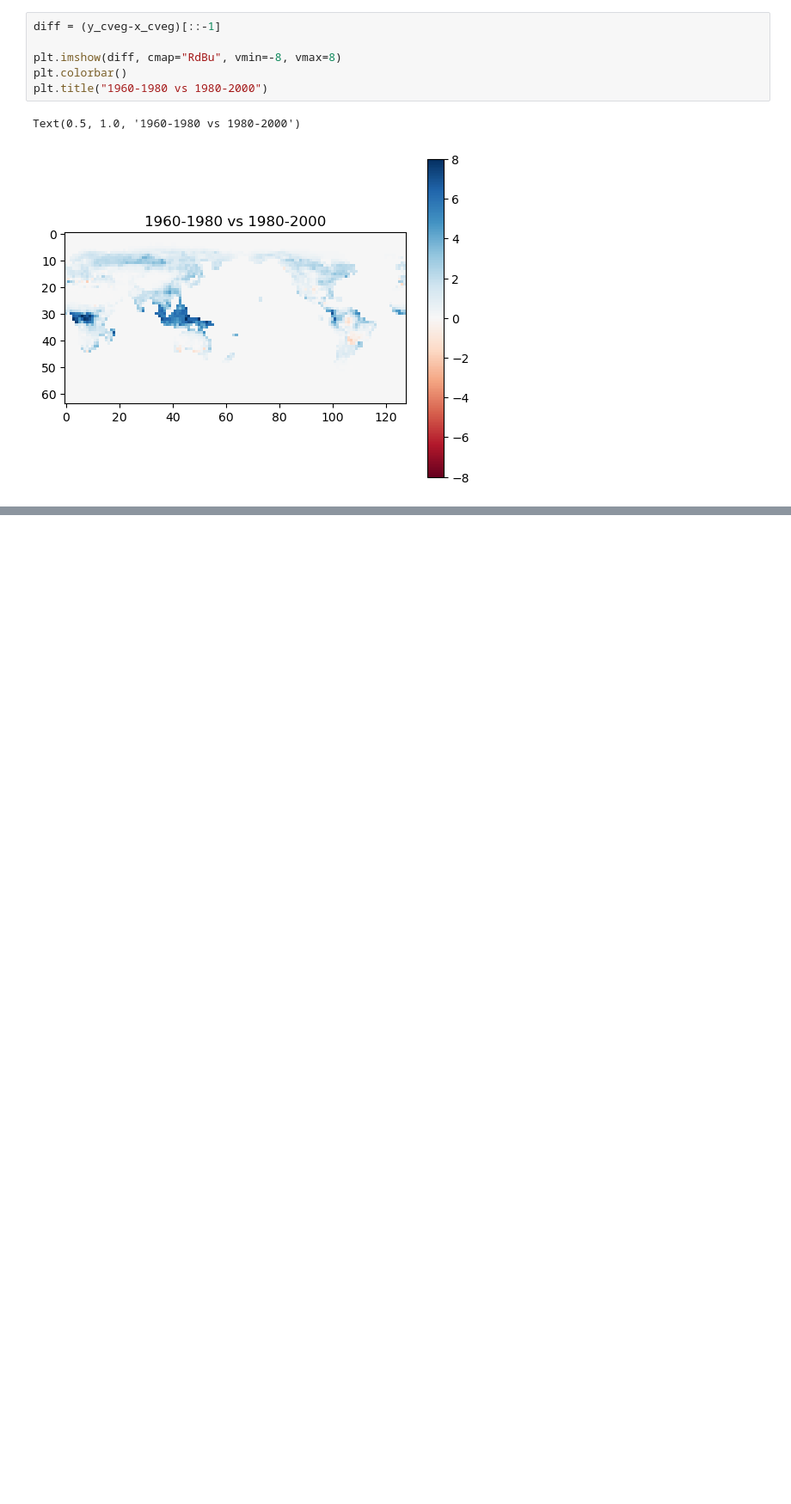
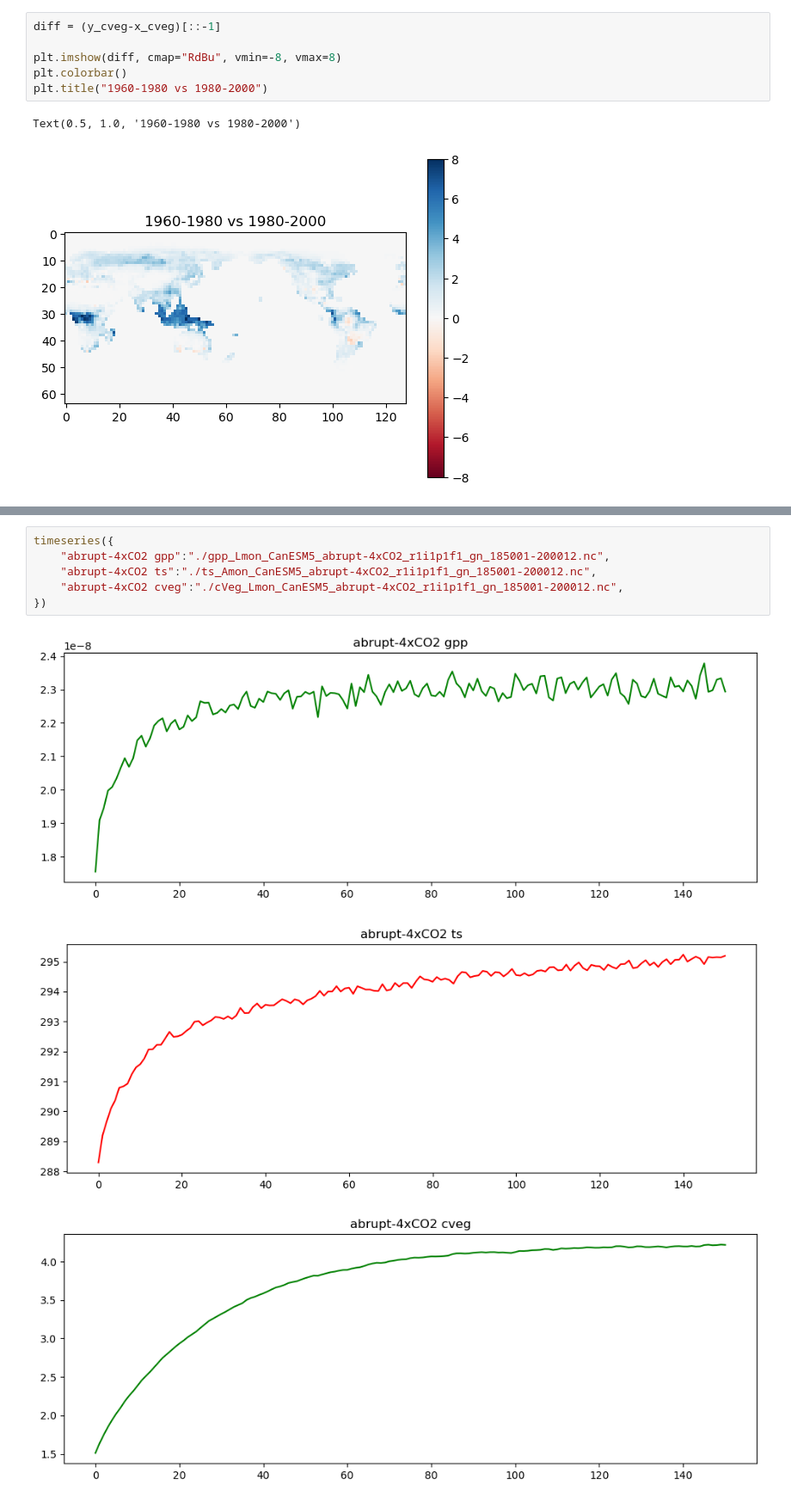
Before and after one commit to ffloof/CMIPscript, a Jupyter notebook: ModelViz.ipynb, the cells around one changed output, grey strips where cells are left out. Shown at 86% size. Saved outputs shown, nothing was run; the diff lists cells and outputs as text; blank space fills up the shorter version.

```diff
--- a/ModelViz.ipynb
+++ b/ModelViz.ipynb
@@ -80,0 +206,10 @@ Text(0.5, 1.0, '1960-1980 vs 1980-2000')
+# %%
+timeseries({
+    "abrupt-4xCO2 gpp":"./gpp_Lmon_CanESM5_abrupt-4xCO2_r1i1p1f1_gn_185001-200012.nc",
+    "abrupt-4xCO2 ts":"./ts_Amon_CanESM5_abrupt-4xCO2_r1i1p1f1_gn_185001-200012.nc",
+    "abrupt-4xCO2 cveg":"./cVeg_Lmon_CanESM5_abrupt-4xCO2_r1i1p1f1_gn_185001-200012.nc",
+})
+# %% [output]
+[figure, added]
+[figure, added]
+[figure, added]
```
Also changed, not shown: parts of 10 cells of this notebook, 1 other file.
